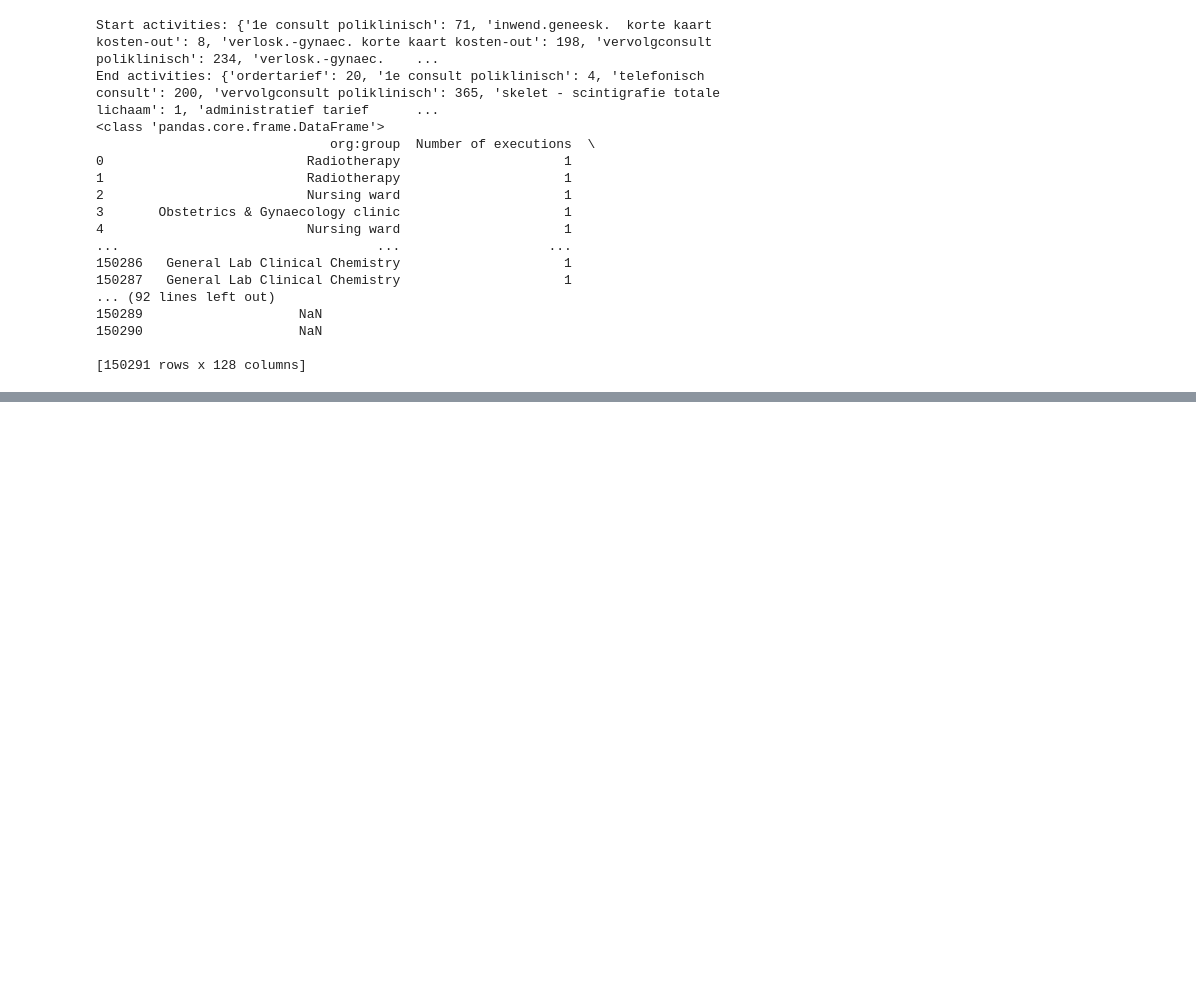
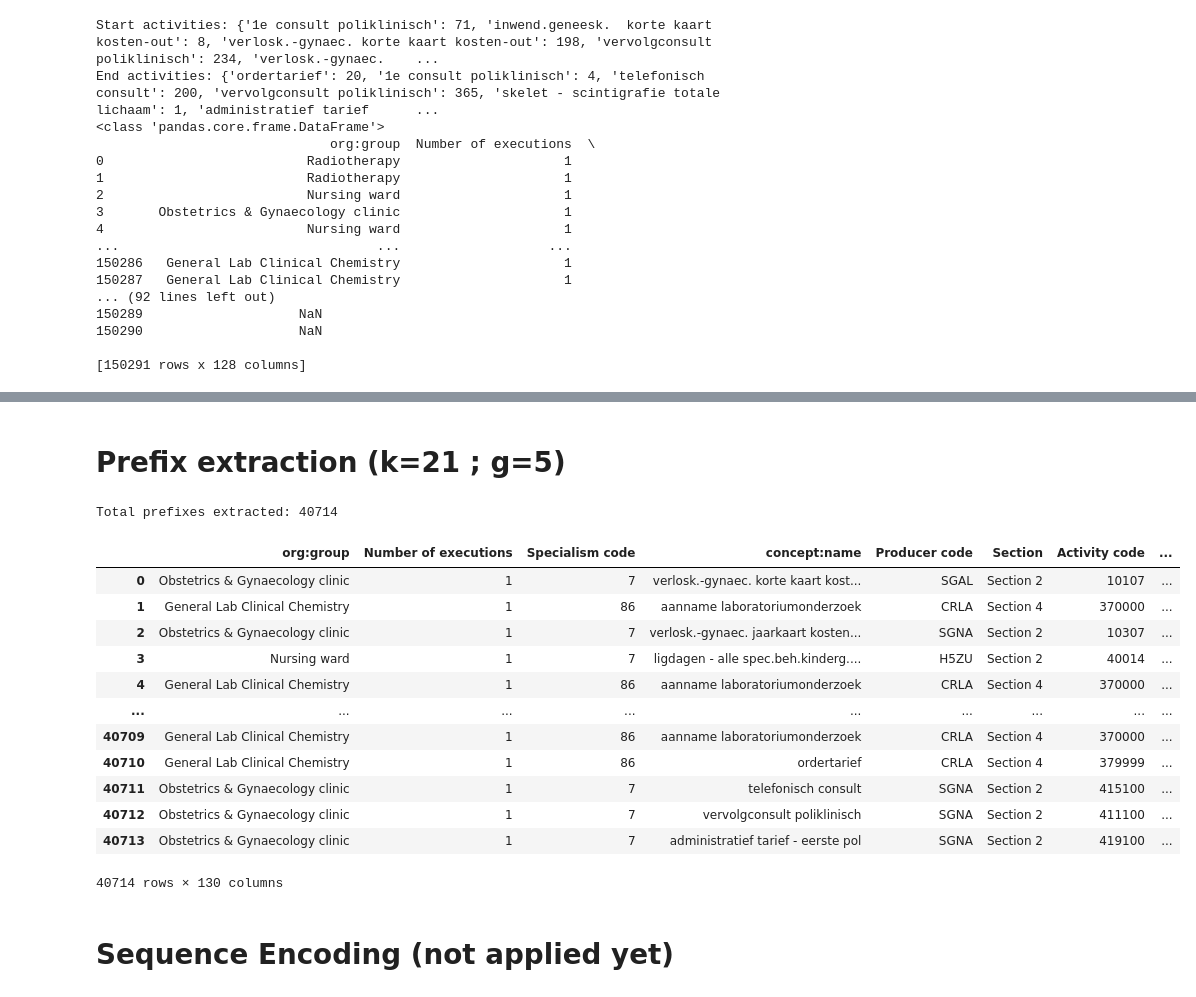
Before and after one commit to GeorgeAntono/Predictive_Process_Mining, a Jupyter notebook: DBSCAN_DT.ipynb, the cells around one changed output, grey strips where cells are left out. Drawn from its saved outputs; the diff is of its cells as text; code cells hidden in the pictures; blank space fills up the shorter version.

```diff
--- a/DBSCAN_DT.ipynb
+++ b/DBSCAN_DT.ipynb
@@ -55,0 +138,2 @@ test_log = event_log_sorted[event_log_sorted['case:concept:name'].isin(test_case
+# %%
+log = pm4py.convert_to_event_log(log_df)
@@ -56 +149,45 @@ test_log = event_log_sorted[event_log_sorted['case:concept:name'].isin(test_case
+# %% [markdown]
+# Prefix extraction (k=21 ; g=5)
+# %%
+# Extract prefix
+def extract_prefixes(log, max_length=21, step_size=5):
+    # Transform log to dataframe
+    log_df = pm4py.convert_to_dataframe(log)
+    # Store prefixes for all step sizes
+    all_prefixes = []
+
+    # Loop over each step size
+    lengths = list(range(1, max_length + 1, step_size))  # e.g., [1, 4, 7, 10, 13, 16, 19] for g = 3
+    for length in lengths:
+        # Extract prefixes of specified length
+        trimmed_df = pm4py.get_prefixes_from_log(log_df, length=length, case_id_key='case:concept:name')
+        all_prefixes.append(trimmed_df)
+
+    # Combine all prefixes into a single DataFrame
+    combined_prefixes = pd.concat(all_prefixes, ignore_index=True)
+    # Check the result
+    print(f"Total prefixes extracted: {len(combined_prefixes)}")
+    return combined_prefixes
+
+
+train_prefixes_df = extract_prefixes(train_log, max_length=21, step_size=5)
+
+train_prefixes_df
+# %% [output]
+Total prefixes extracted: 40714
+|  | org:group | Number of executions | Specialism code | concept:name | Producer code | Section | Activity code | ... |
+| 0 | Obstetrics & Gynaecology clinic | 1 | 7 | verlosk.-gynaec. korte kaart kost... | SGAL | Section 2 | 10107 | ... |
+| 1 | General Lab Clinical Chemistry | 1 | 86 | aanname laboratoriumonderzoek | CRLA | Section 4 | 370000 | ... |
+| 2 | Obstetrics & Gynaecology clinic | 1 | 7 | verlosk.-gynaec. jaarkaart kosten... | SGNA | Section 2 | 10307 | ... |
+| 3 | Nursing ward | 1 | 7 | ligdagen - alle spec.beh.kinderg.... | H5ZU | Section 2 | 40014 | ... |
+| 4 | General Lab Clinical Chemistry | 1 | 86 | aanname laboratoriumonderzoek | CRLA | Section 4 | 370000 | ... |
+| ... | ... | ... | ... | ... | ... | ... | ... | ... |
+| 40709 | General Lab Clinical Chemistry | 1 | 86 | aanname laboratoriumonderzoek | CRLA | Section 4 | 370000 | ... |
+| 40710 | General Lab Clinical Chemistry | 1 | 86 | ordertarief | CRLA | Section 4 | 379999 | ... |
+| 40711 | Obstetrics & Gynaecology clinic | 1 | 7 | telefonisch consult | SGNA | Section 2 | 415100 | ... |
+| 40712 | Obstetrics & Gynaecology clinic | 1 | 7 | vervolgconsult poliklinisch | SGNA | Section 2 | 411100 | ... |
+| 40713 | Obstetrics & Gynaecology clinic | 1 | 7 | administratief tarief - eerste pol | SGNA | Section 2 | 419100 | ... |
+40714 rows × 130 columns
+# %% [markdown]
+# Sequence Encoding (not applied yet)
 # %%
```
Also changed, not shown: parts of 14 cells of this notebook.
